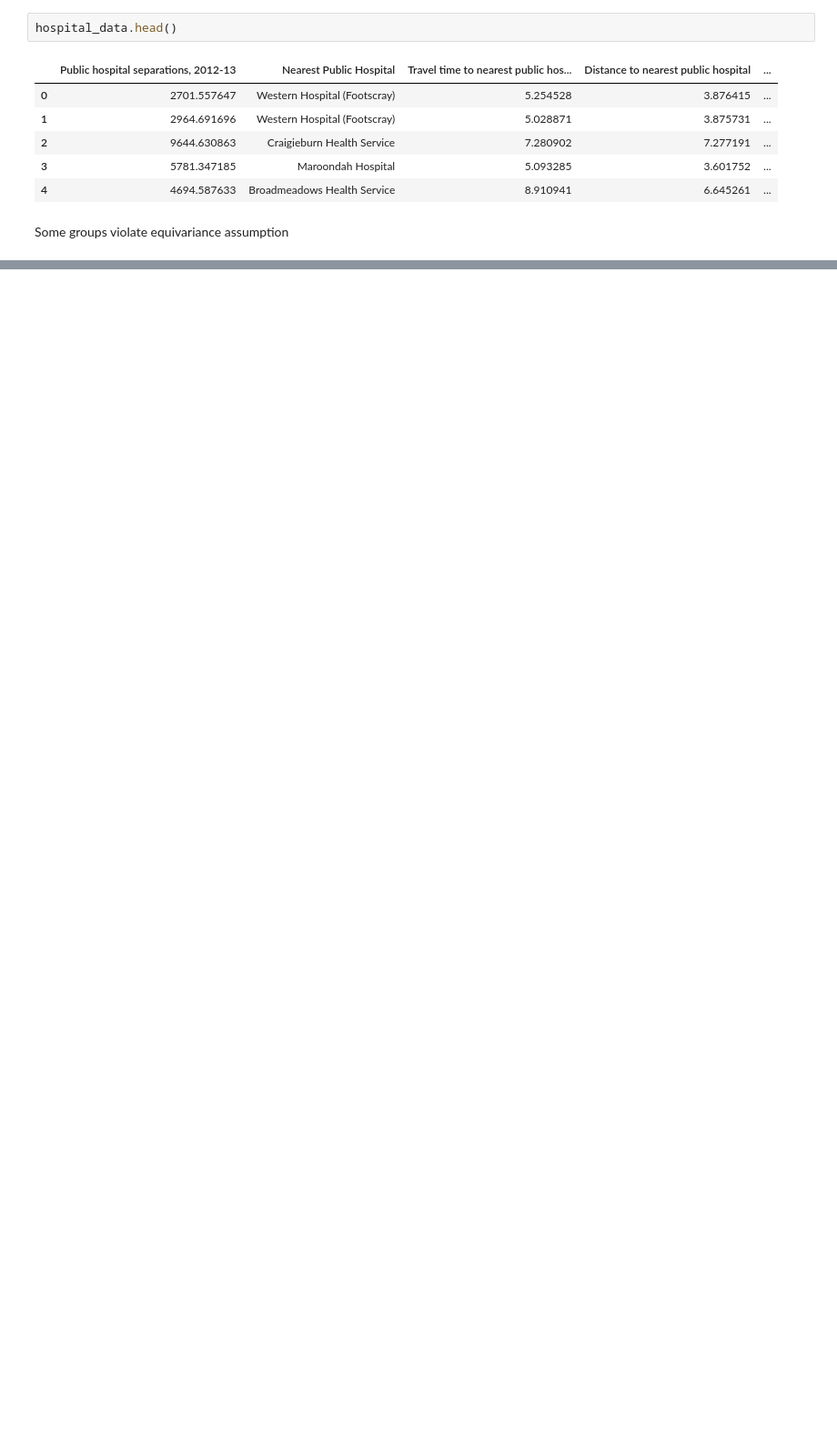
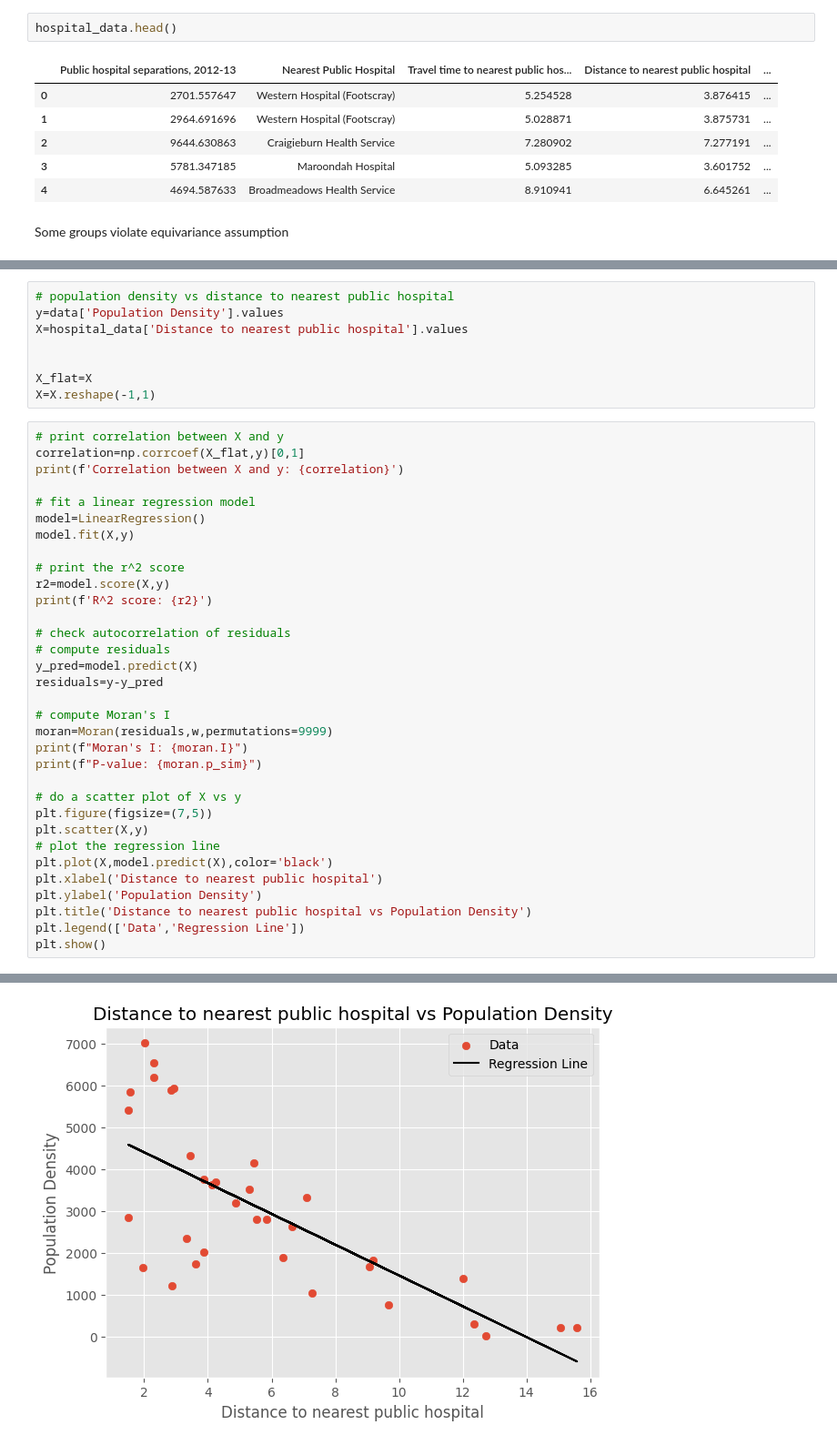
Before and after one commit to Subhasis-Biswas/ML4CPS_Project2, a Jupyter notebook: access_to_healthcare.ipynb, the cells around one changed output, grey strips where cells are left out. Shown: that part at 91% size. Drawn from its saved outputs; the diff is of its cells as text; blank space fills up the shorter version.

```diff
--- a/access_to_healthcare.ipynb
+++ b/access_to_healthcare.ipynb
@@ -1776,0 +391,42 @@ P-value: 0.0150
+# %%
+# population density vs distance to nearest public hospital
+y=data['Population Density'].values
+X=hospital_data['Distance to nearest public hospital'].values
+
+
+X_flat=X
+X=X.reshape(-1,1)
+# %%
+# print correlation between X and y
+correlation=np.corrcoef(X_flat,y)[0,1]
+print(f'Correlation between X and y: {correlation}')
+
+# fit a linear regression model
+model=LinearRegression()
+model.fit(X,y)
+
+# print the r^2 score
+r2=model.score(X,y)
+print(f'R^2 score: {r2}')
+
+# check autocorrelation of residuals
+# compute residuals
+y_pred=model.predict(X)
+residuals=y-y_pred
+
+# compute Moran's I
+moran=Moran(residuals,w,permutations=9999)
+print(f"Moran's I: {moran.I}")
+print(f"P-value: {moran.p_sim}")
+
+# do a scatter plot of X vs y
+plt.figure(figsize=(7,5))
+plt.scatter(X,y)
+# plot the regression line
+plt.plot(X,model.predict(X),color='black')
+plt.xlabel('Distance to nearest public hospital')
+plt.ylabel('Population Density')
+plt.title('Distance to nearest public hospital vs Population Density')
+plt.legend(['Data','Regression Line'])
+plt.show()
+# %% [output]
@@ -1776,0 +437 @@ P-value: 0.0150
+[figure, added]
```
Also changed, not shown: parts of 78 cells of this notebook, 1 other file.
